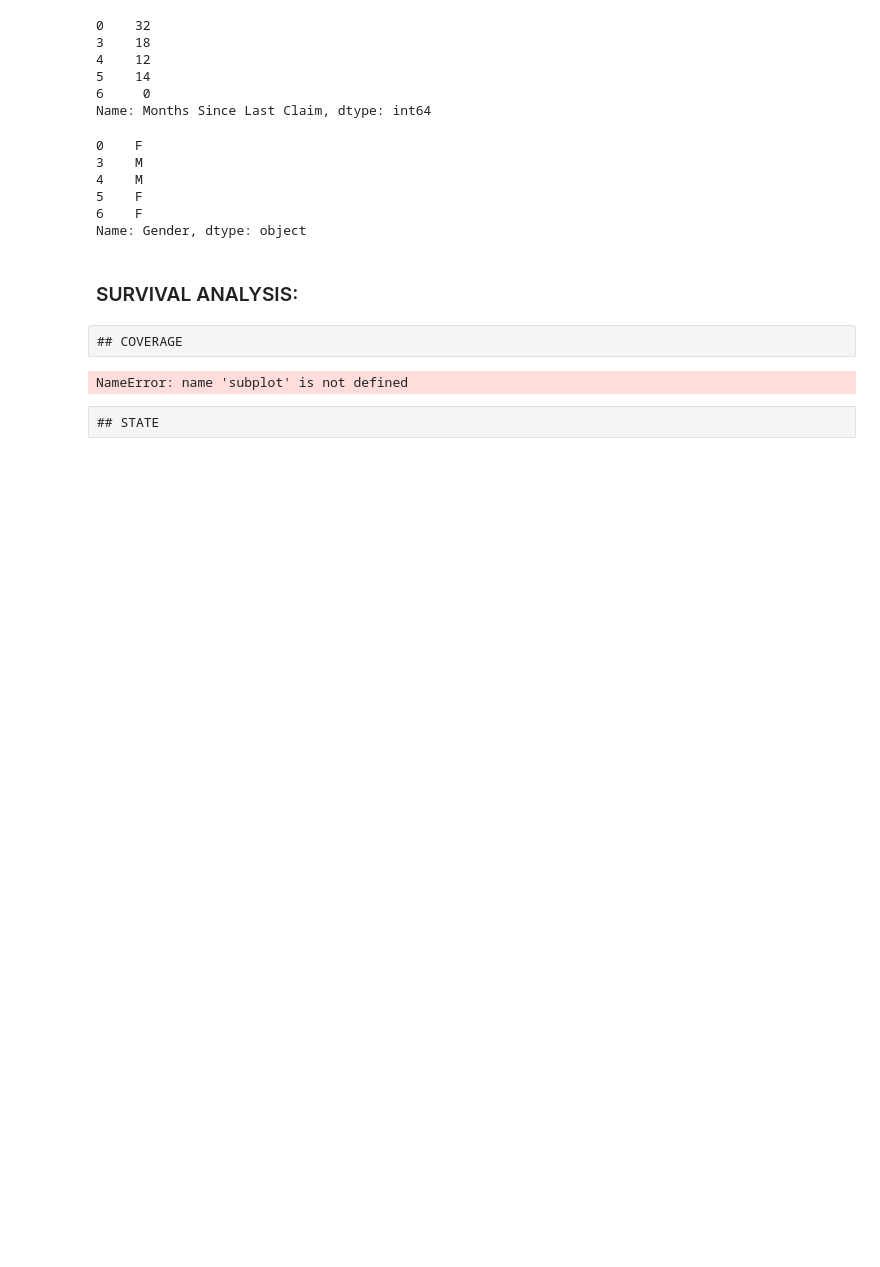
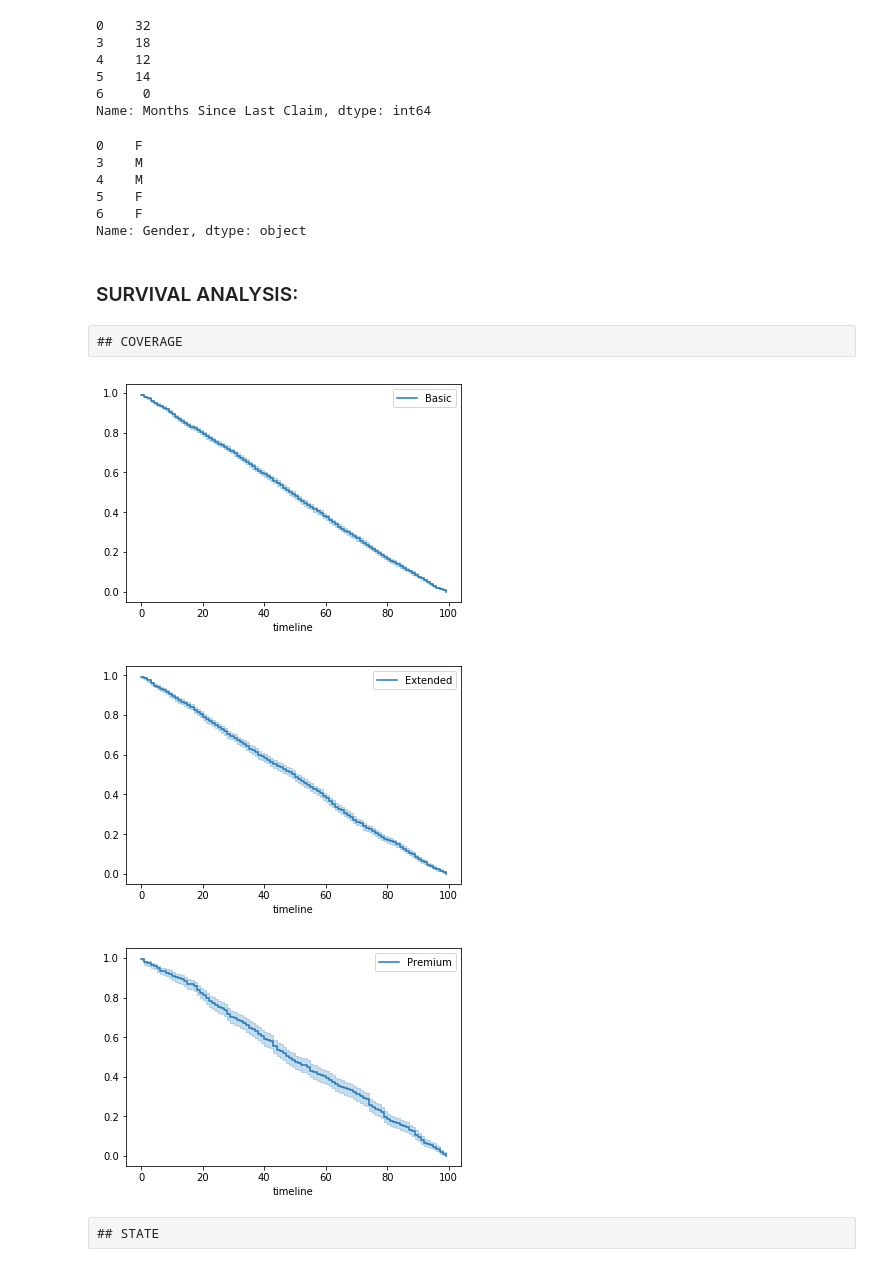
Before and after one commit to suryansh2794/Capstone-Project, a Jupyter notebook: EDA_Capstone.ipynb, the cells around one changed output. Drawn from its saved outputs; the diff is of its cells as text; code cells hidden in the pictures; blank space fills up the shorter version.

```diff
--- a/EDA_Capstone.ipynb
+++ b/EDA_Capstone.ipynb
@@ -1423,13 +1423,15 @@ Name: Gender, dtype: object
 ## COVERAGE
 # %%
 kmf1 = KaplanMeierFitter()
-ax = subplot(111)
+#ax = subplot(111)
 for r in insurance["Coverage"].unique():
     a = insurance[insurance["Coverage"] == r]
     kmf1.fit(a['Months Since Policy Inception'], a['Months Since Last Claim'],label = r)
-    ax = kmf1.plot(ax = ax)
+    kmf1.plot()
 # %% [output]
-NameError: name 'subplot' is not defined
+[figure, added]
+[figure, added]
+[figure, added]
 # %% [raw]
 ## STATE
 # %%
```
Also changed, not shown: parts of 12 cells of this notebook.
